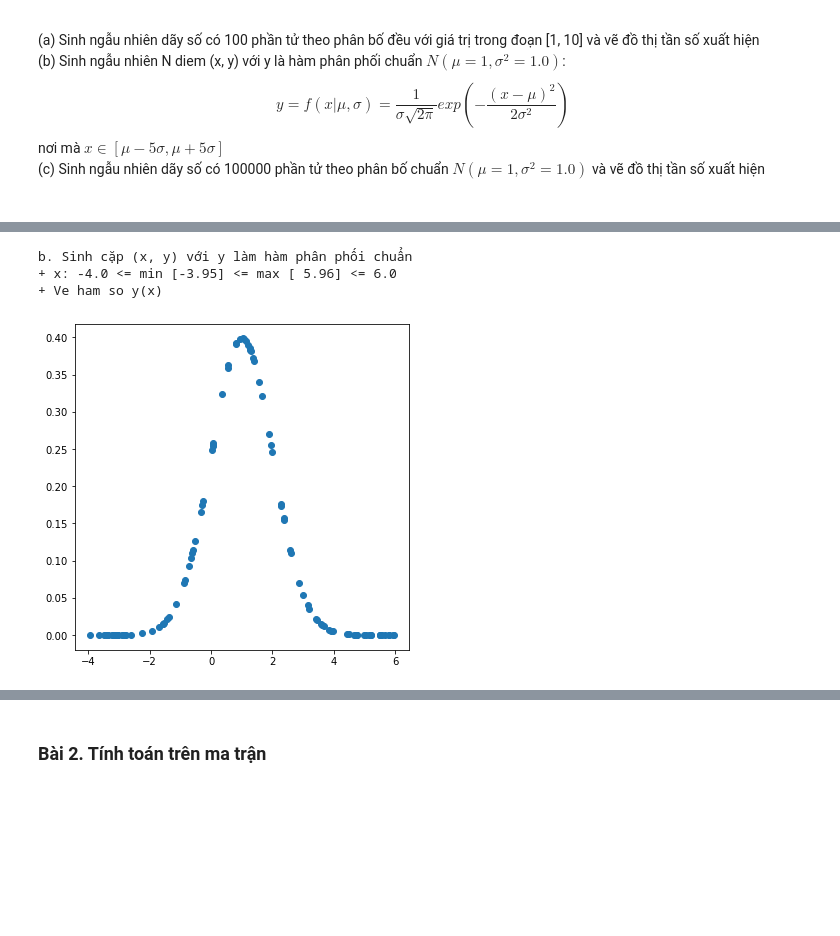
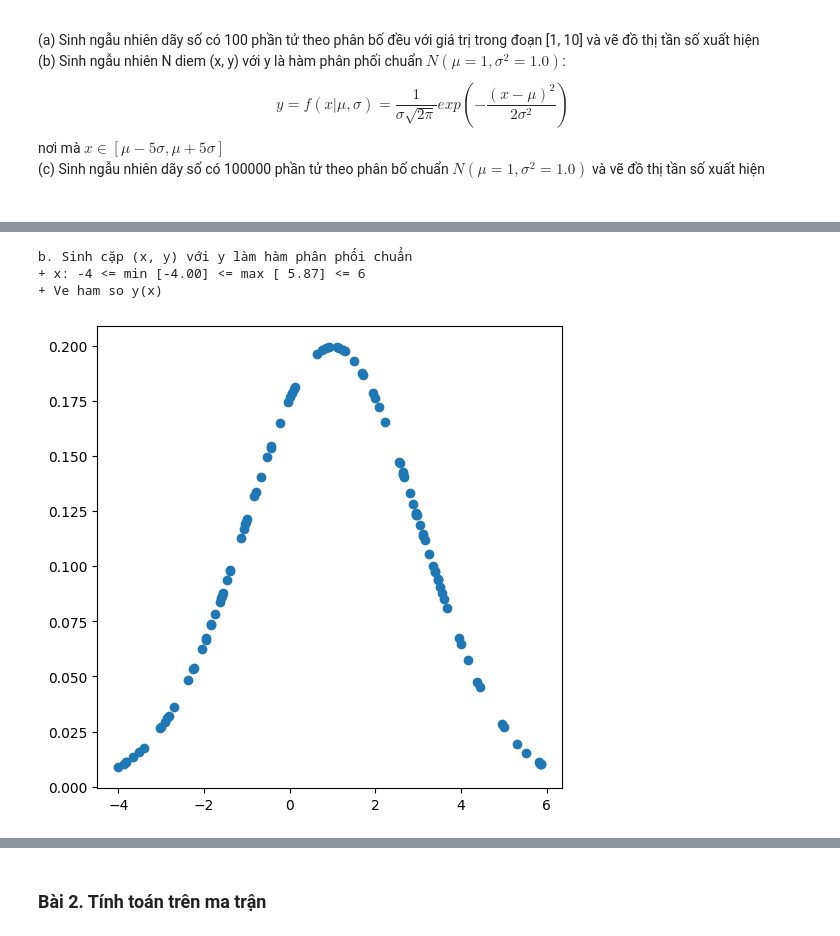
Before and after one commit to Toan510/sgu25_data_analytics, a Jupyter notebook: exerciese/DAO2/04_exercise_02.ipynb, the cells around one changed output, grey strips where cells are left out. Saved outputs shown, nothing was run; the diff lists cells and outputs as text; code cells hidden in the pictures; blank space fills up the shorter version.

```diff
--- a/exerciese/DAO2/04_exercise_02.ipynb
+++ b/exerciese/DAO2/04_exercise_02.ipynb
@@ -169,21 +172,26 @@ a. Sinh ngẫu nhiên theo phân bố đều
 # %%
 """ CÁC BẠN LÀM BÀI Ở ĐÂY """
 # Sử dụm hàm np.random.rand() sinh số ngẫu nhiên trong [0,1) --> [0,1) * (b - a) + a --> [a, b)
 # Sử dụng hàm sau để tính hàm xác suất chuẩn N(m, s): np.sqrt, np.exp
-# ...
+
+x_min, x_max = -4, 6
+N = 100
+m, s = 1, 2
+x = np.random.rand(N) * (x_max - x_min) + x_min  # Sinh ngau nhien N so thuc trong khoang [x_min, x_max]
+y = (1 / (s * np.sqrt(2 * np.pi))) * np.exp(-0.5 * ((x - m) / s) ** 2)  # Tinh ham phan phoi chuan N(m, s)
 
 print("b. Sinh cặp (x, y) với y làm hàm phân phối chuẩn")
 print(f"+ x: {x_min} <= min [{np.min(x): .2f}] <= max [{np.max(x): .2f}] <= {x_max}")
 print(f"+ Ve ham so y(x)")
 plt.figure(figsize=(6,6))      # kich thuoc ban ve
 plt.scatter(x, y)              # ve cac diem (xi, yi)
 plt.savefig("4b.png")          #  luu do thi
 plt.show()                     #  hien thi do thi
 # %% [output]
 b. Sinh cặp (x, y) với y làm hàm phân phối chuẩn
-+ x: -4.0 <= min [-3.95] <= max [ 5.96] <= 6.0
++ x: -4 <= min [-4.00] <= max [ 5.87] <= 6
 + Ve ham so y(x)
-[figure, old version]
+[figure, new version]
 # %%
 """ CÁC BẠN LÀM BÀI Ở ĐÂY """
 # Sử dụng hàm np.random.randn() sinh phân phối chuẩn N(0,1) --> N(m,s^2) = m + N(0,1) * s
```
Also changed, not shown: parts of 2 cells of this notebook.
